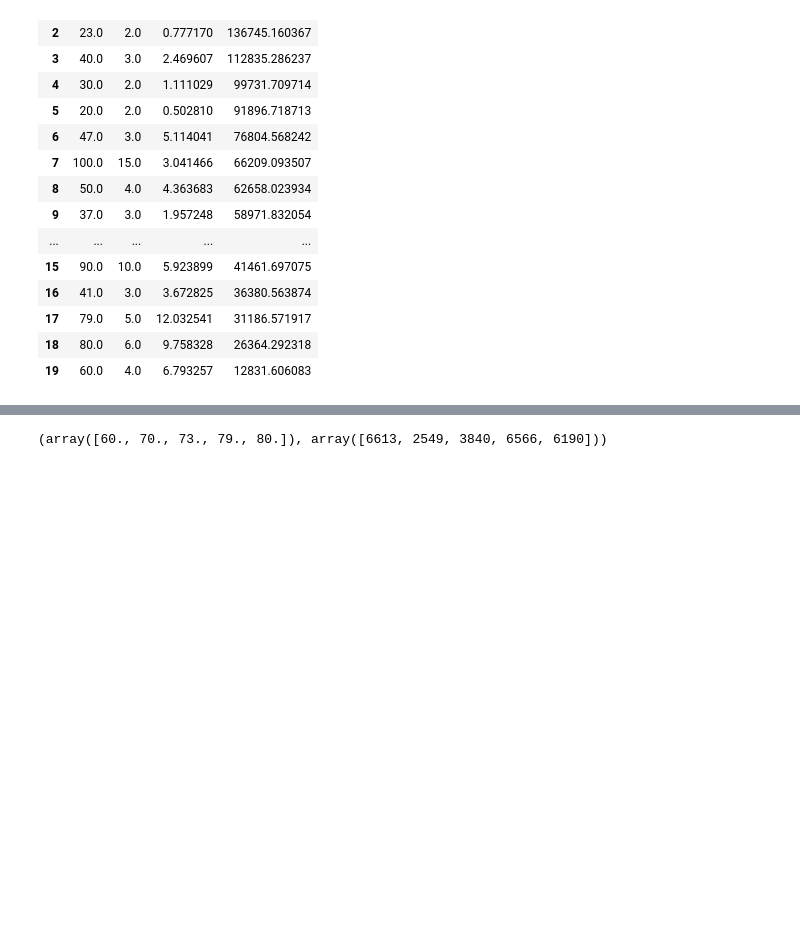
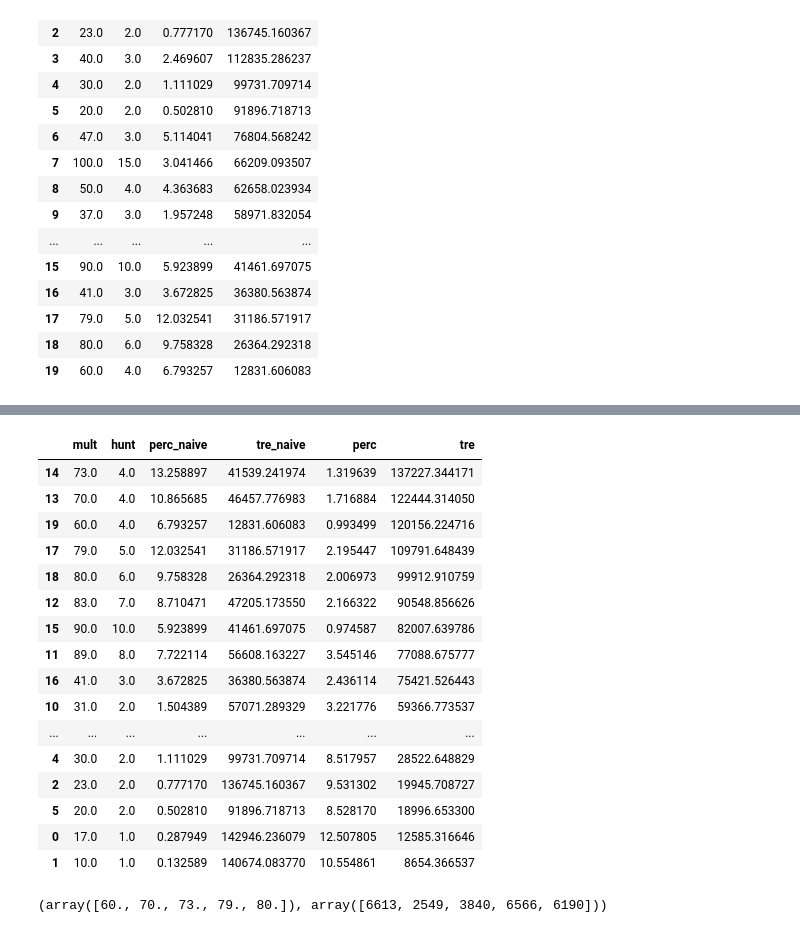
Before and after one commit to aemilani/imc-prosperity-3, a Jupyter notebook: notebooks/round_4_manual.ipynb, the cells around one changed output, grey strips where cells are left out. Drawn from its saved outputs; the diff is of its cells as text; code cells hidden in the pictures; blank space fills up the shorter version.

```diff
--- a/notebooks/round_4_manual.ipynb
+++ b/notebooks/round_4_manual.ipynb
@@ -185,3 +185,23 @@ df_final[df_final['tre'] > 100000]
+# %%
+df_final
+# %% [output]
+|  | mult | hunt | perc_naive | tre_naive | perc | tre |
+| 14 | 73.0 | 4.0 | 13.258897 | 41539.241974 | 1.319639 | 137227.344171 |
+| 13 | 70.0 | 4.0 | 10.865685 | 46457.776983 | 1.716884 | 122444.314050 |
+| 19 | 60.0 | 4.0 | 6.793257 | 12831.606083 | 0.993499 | 120156.224716 |
+| 17 | 79.0 | 5.0 | 12.032541 | 31186.571917 | 2.195447 | 109791.648439 |
+| 18 | 80.0 | 6.0 | 9.758328 | 26364.292318 | 2.006973 | 99912.910759 |
+| 12 | 83.0 | 7.0 | 8.710471 | 47205.173550 | 2.166322 | 90548.856626 |
+| 15 | 90.0 | 10.0 | 5.923899 | 41461.697075 | 0.974587 | 82007.639786 |
+| 11 | 89.0 | 8.0 | 7.722114 | 56608.163227 | 3.545146 | 77088.675777 |
+| 16 | 41.0 | 3.0 | 3.672825 | 36380.563874 | 2.436114 | 75421.526443 |
+| 10 | 31.0 | 2.0 | 1.504389 | 57071.289329 | 3.221776 | 59366.773537 |
+| ... | ... | ... | ... | ... | ... | ... |
+| 4 | 30.0 | 2.0 | 1.111029 | 99731.709714 | 8.517957 | 28522.648829 |
+| 2 | 23.0 | 2.0 | 0.777170 | 136745.160367 | 9.531302 | 19945.708727 |
+| 5 | 20.0 | 2.0 | 0.502810 | 91896.718713 | 8.528170 | 18996.653300 |
+| 0 | 17.0 | 1.0 | 0.287949 | 142946.236079 | 12.507805 | 12585.316646 |
+| 1 | 10.0 | 1.0 | 0.132589 | 140674.083770 | 10.554861 | 8654.366537 |
 # %%
 profitable = []
 for _ in range(10000):
```
Also changed, not shown: parts of 5 cells of this notebook, 4 other files.
